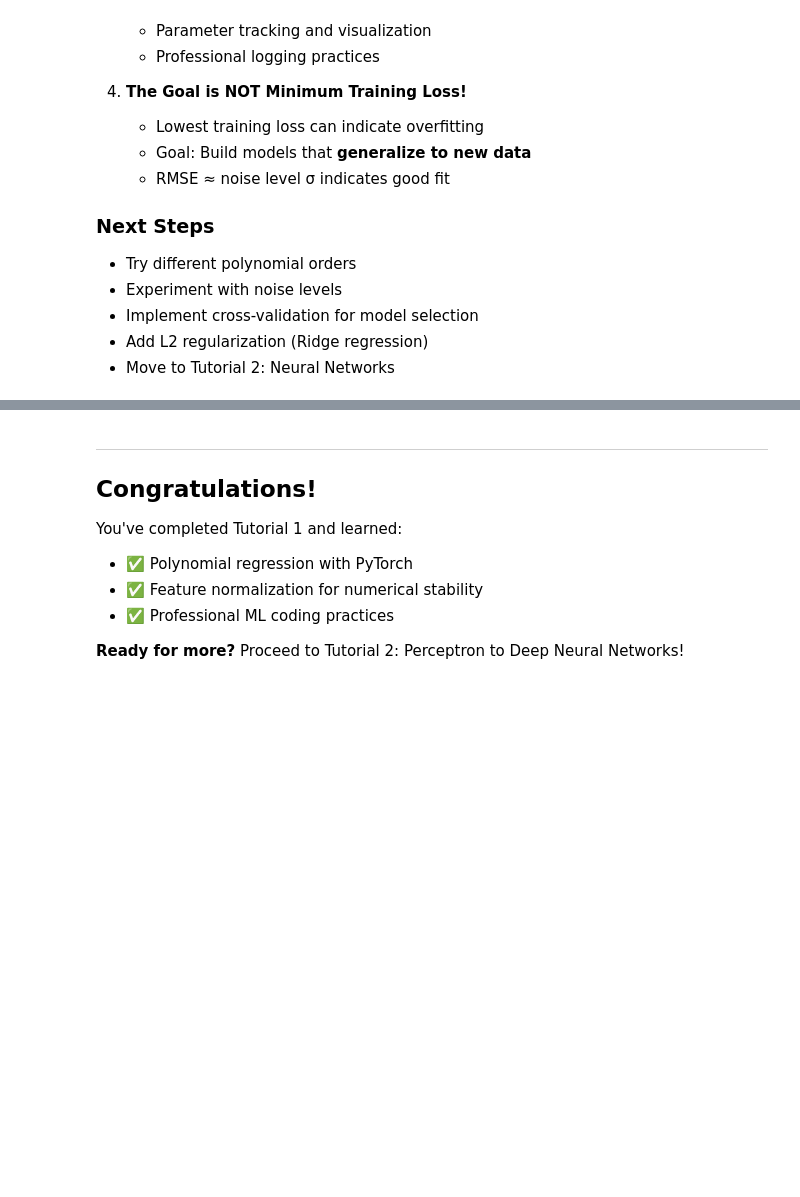
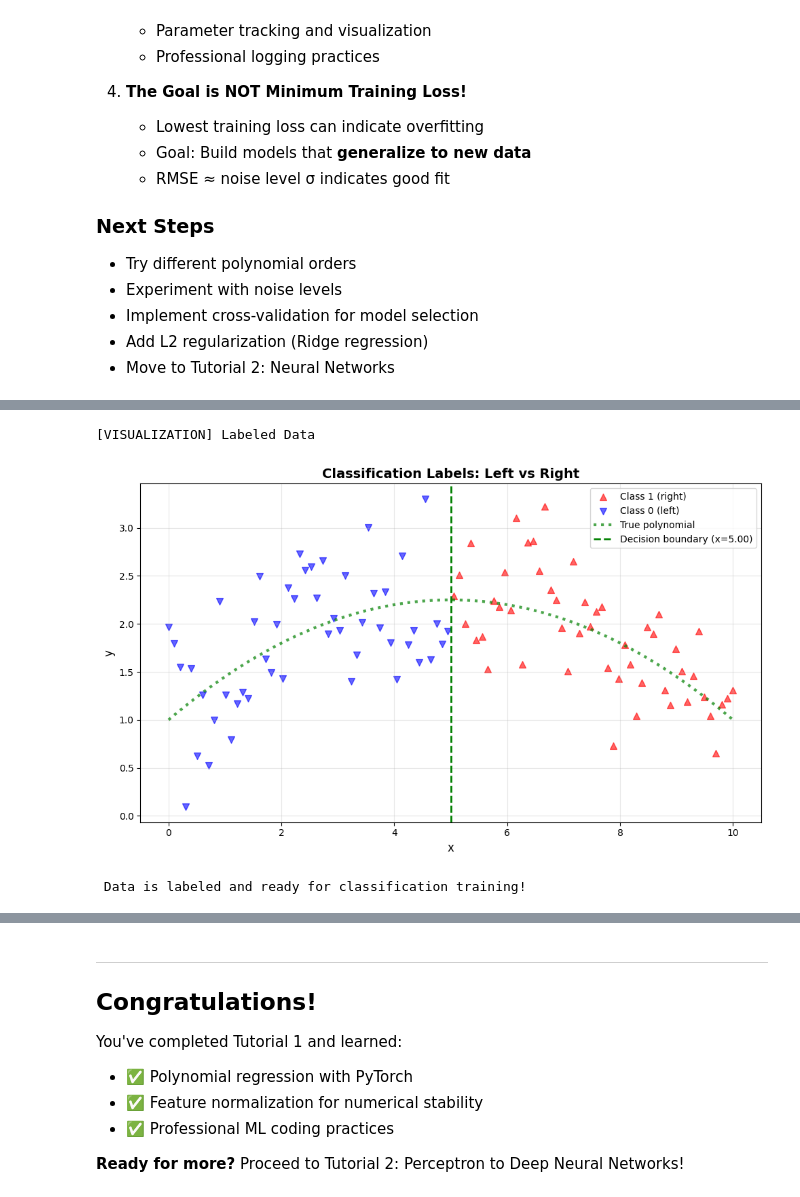
Before and after one commit to sjiggins/Terascale26-ML-Tutorials, a Jupyter notebook: tutorial_1_polynomial_fit/tutorial_poly_fit.ipynb, the cells around one changed output, grey strips where cells are left out. Cells and saved outputs as stored; diff of their text form; code cells hidden in the pictures; blank space fills up the shorter version.

```diff
--- a/tutorial_1_polynomial_fit/tutorial_poly_fit.ipynb
+++ b/tutorial_1_polynomial_fit/tutorial_poly_fit.ipynb
@@ -756,0 +839,44 @@ noise_levels = [0.1, 0.5, 1.0, 2.0]
+# %%
+print("\n[VISUALIZATION] Labeled Data")
+
+# Prepare data for plotting
+if use_normalization and normalizer is not None:
+    x_display = normalizer.inverse_transform(x_t).detach().numpy()
+else:
+    x_display = x_t.detach().numpy()
+
+y_np = y_t.detach().numpy()
+c_np = c.detach().numpy()
+
+# Create plot
+fig, ax = plt.subplots(1, 1, figsize=(10, 6))
+
+# Plot data colored by class
+ax.scatter(x_display[c_np == 1], y_np[c_np == 1],
+           c='red', alpha=0.6, s=50, label='Class 1 (right)', marker='^')
+ax.scatter(x_display[c_np == 0], y_np[c_np == 0],
+           c='blue', alpha=0.6, s=50, label='Class 0 (left)', marker='v')
+
+# Plot true polynomial curve
+x_dense = np.linspace(x_display.min(), x_display.max(), 200)
+y_true_dense = sum(coeffs_true[i] * (x_dense ** i) for i in range(len(coeffs_true)))
+ax.plot(x_dense, y_true_dense, 'g:', linewidth=3, label='True polynomial', alpha=0.7)
+
+# Plot decision boundary (vertical line at midpoint)
+ax.axvline(x=x_midpoint.item(), color='green', linestyle='--',
+           linewidth=2, label=f'Decision boundary (x={x_midpoint:.2f})')
+
+ax.set_xlabel('x', fontsize=12)
+ax.set_ylabel('y', fontsize=12)
+ax.set_title('Classification Labels: Left vs Right', fontsize=14, fontweight='bold')
+ax.legend()
+ax.grid(True, alpha=0.3)
+
+plt.tight_layout()
+plt.show()
+
+print("\n Data is labeled and ready for classification training!")
+# %% [output]
+[VISUALIZATION] Labeled Data
+[figure, added]
+ Data is labeled and ready for classification training!
```
Also changed, not shown: parts of 8 cells of this notebook.
